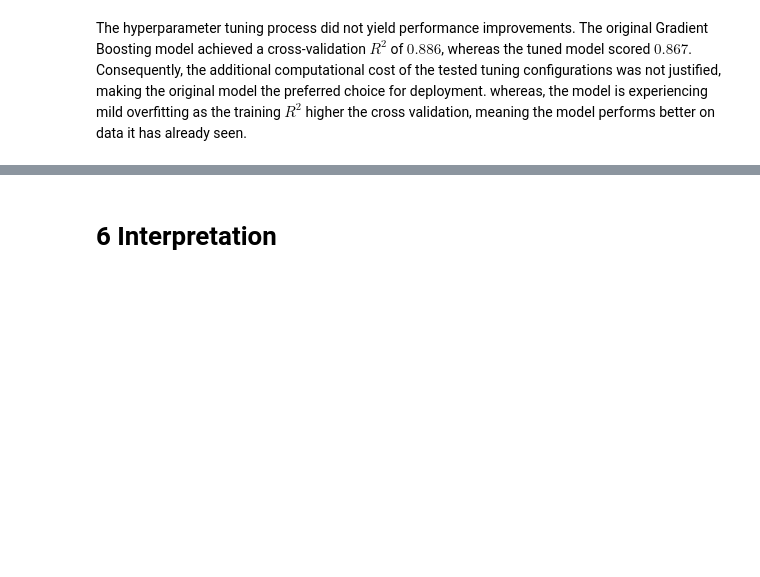
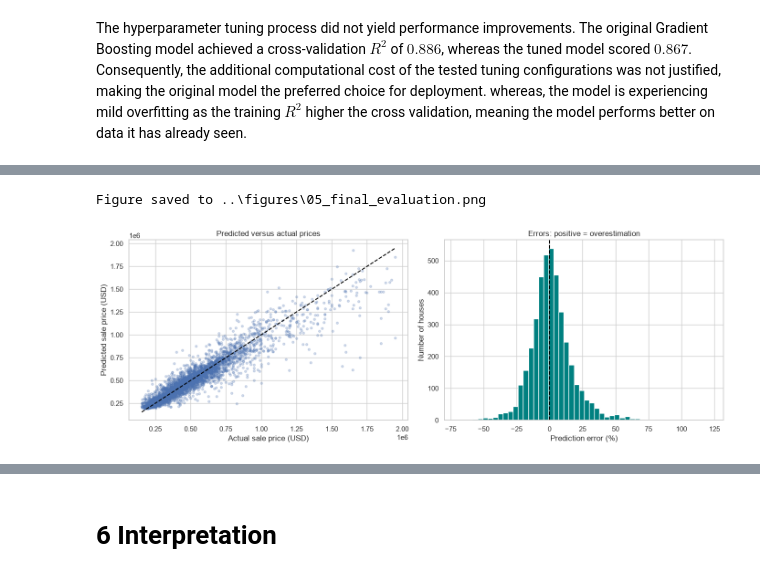
Before and after one commit to iaac-maai/2-day2-assignment, a Jupyter notebook: notebook/supervised_learning.ipynb, the cells around one changed output, grey strips where cells are left out. Cells and saved outputs as stored; diff of their text form; code cells hidden in the pictures; blank space fills up the shorter version.

Commit message:
Complete sections 5, 7 and 8 and save trained model

```diff
--- a/notebook/supervised_learning.ipynb
+++ b/notebook/supervised_learning.ipynb
@@ -506,0 +677,48 @@ The hyperparameter tuning process did not yield performance improvements. The or
+# %%
+percentage_error = (
+    (predicted_usd - actual_usd) / actual_usd * 100
+)
+
+fig, axes = plt.subplots(1, 2, figsize=(14, 5))
+
+# Plot 1: predicted versus actual prices.
+axes[0].scatter(
+    actual_usd,
+    predicted_usd,
+    alpha=0.25,
+    s=12,
+)
+
+lower = min(actual_usd.min(), predicted_usd.min())
+upper = max(actual_usd.max(), predicted_usd.max())
+
+axes[0].plot(
+    [lower, upper],
+    [lower, upper],
+    "--",
+    color="black",
+)
+
+axes[0].set_xlabel("Actual sale price (USD)")
+axes[0].set_ylabel("Predicted sale price (USD)")
+axes[0].set_title("Predicted versus actual prices")
+
+# Plot 2: percentage errors.
+axes[1].hist(
+    percentage_error,
+    bins=50,
+    color="teal",
+    edgecolor="white",
+)
+
+axes[1].axvline(0, color="black", linestyle="--")
+axes[1].set_xlabel("Prediction error (%)")
+axes[1].set_ylabel("Number of houses")
+axes[1].set_title("Errors: positive = overestimation")
+
+plt.tight_layout()
+save_fig("05_final_evaluation")
+plt.show()
+# %% [output]
+Figure saved to ..\figures\05_final_evaluation.png
+[figure, added]
```
Also changed, not shown: parts of 18 cells of this notebook, 3 other files.
